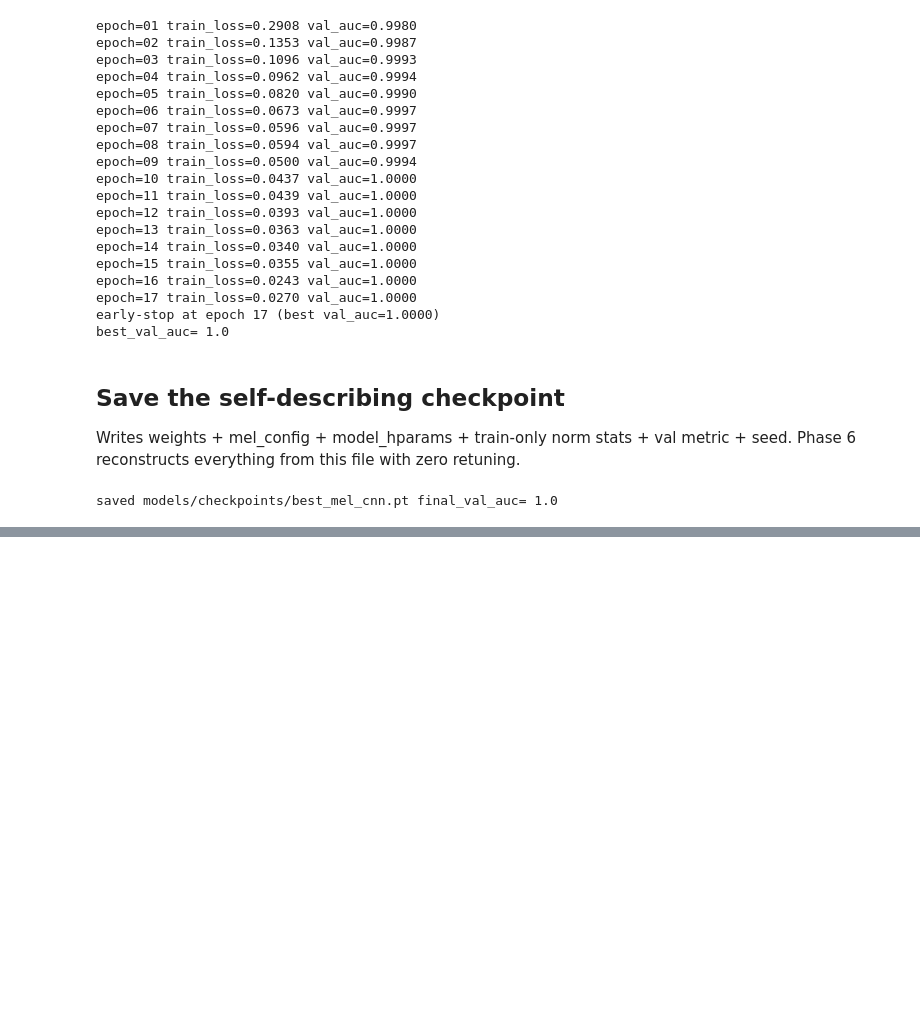
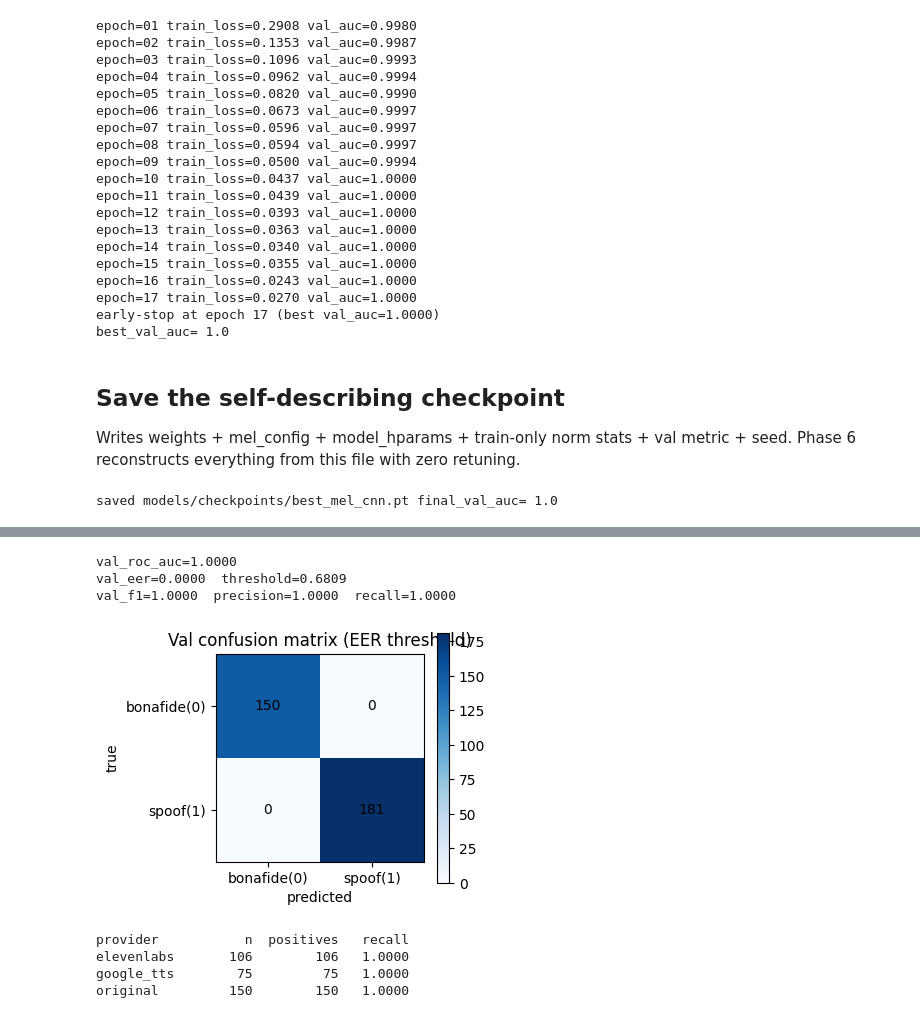
Before and after one commit to Fgram-devAI/mavosdd-audiovisual-deepfake-detection, a Jupyter notebook: notebooks/01_mel_cnn_baseline.ipynb, the cells around one changed output, grey strips where cells are left out. Saved outputs shown, nothing was run; the diff lists cells and outputs as text; code cells hidden in the pictures; blank space fills up the shorter version.

```diff
--- a/notebooks/01_mel_cnn_baseline.ipynb
+++ b/notebooks/01_mel_cnn_baseline.ipynb
@@ -362,0 +368,67 @@ saved models/checkpoints/best_mel_cnn.pt final_val_auc= 1.0
+# %%
+from sklearn.metrics import precision_score, recall_score
+
+def equal_error_rate(y_true, y_score):
+    fpr, tpr, thr = roc_curve(y_true, y_score)
+    fnr = 1 - tpr
+    idx = np.nanargmin(np.abs(fnr - fpr))
+    return float((fpr[idx] + fnr[idx]) / 2.0), float(thr[idx])
+
+val_logits, val_labels, val_meta = eval_logits(model, val_loader, DEVICE)
+val_probs = 1.0 / (1.0 + np.exp(-val_logits))
+val_auc = roc_auc_score(val_labels, val_probs)
+val_eer, eer_thr = equal_error_rate(val_labels, val_probs)
+y_pred = (val_probs >= eer_thr).astype(int)
+val_f1 = f1_score(val_labels, y_pred)
+val_prec = precision_score(val_labels, y_pred)
+val_rec = recall_score(val_labels, y_pred)
+
+print(f'val_roc_auc={val_auc:.4f}')
+print(f'val_eer={val_eer:.4f}  threshold={eer_thr:.4f}')
+print(f'val_f1={val_f1:.4f}  precision={val_prec:.4f}  recall={val_rec:.4f}')
+# %% [output]
+val_roc_auc=1.0000
+val_eer=0.0000  threshold=0.6809
+val_f1=1.0000  precision=1.0000  recall=1.0000
+# %%
+cm = confusion_matrix(val_labels, y_pred, labels=[0, 1])
+fig, ax = plt.subplots(figsize=(4, 4))
+im = ax.imshow(cm, cmap='Blues')
+ax.set_xticks([0, 1]); ax.set_yticks([0, 1])
+ax.set_xticklabels(['bonafide(0)', 'spoof(1)'])
+ax.set_yticklabels(['bonafide(0)', 'spoof(1)'])
+ax.set_xlabel('predicted'); ax.set_ylabel('true')
+ax.set_title('Val confusion matrix (EER threshold)')
+for i in (0, 1):
+    for j in (0, 1):
+        ax.text(j, i, cm[i, j], ha='center', va='center')
+fig.colorbar(im, ax=ax, shrink=0.7); fig.tight_layout(); plt.show()
+# %% [output]
+[figure, added]
+# %%
+# Per-provider recall on val. Bonafide rows: provider='original'.
+# Spoof rows: provider in {'elevenlabs', 'google_tts'}.
+from collections import defaultdict
+buckets = defaultdict(lambda: {'y': [], 'p': []})
+for i, m in enumerate(val_meta):
+    key = m['provider'] or '<unknown>'
+    buckets[key]['y'].append(int(val_labels[i]))
+    buckets[key]['p'].append(int(y_pred[i]))
+
+print(f"{'provider':14s} {'n':>5s} {'positives':>10s} {'recall':>8s}")
+for prov in sorted(buckets):
+    y = np.array(buckets[prov]['y']); p = np.array(buckets[prov]['p'])
+    if y.size == 0:
+        continue
+    # 'recall' here = recall of the positive class present in this bucket.
+    # Bonafide bucket: positive class = 0 (correctly-flagged bonafide).
+    target = 1 if y.sum() > 0 else 0
+    correct = int(((p == target) & (y == target)).sum())
+    total = int((y == target).sum())
+    rec = correct / total if total else float('nan')
+    print(f"{prov:14s} {y.size:5d} {total:10d} {rec:8.4f}")
+# %% [output]
+provider           n  positives   recall
+elevenlabs       106        106   1.0000
+google_tts        75         75   1.0000
+original         150        150   1.0000
```
Also changed, not shown: parts of 4 cells of this notebook.
